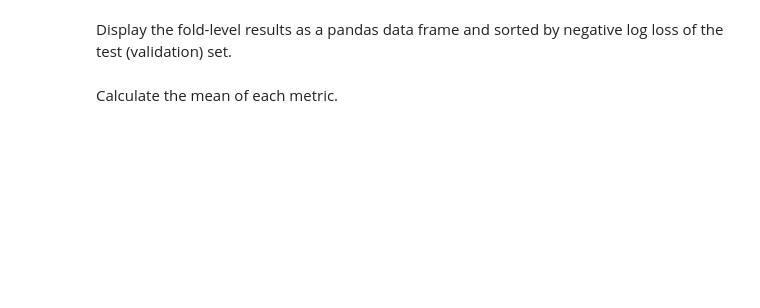
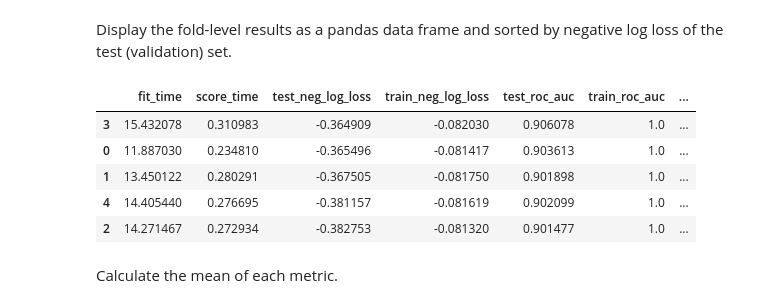
Before and after one commit to michelberger-a/production, a Jupyter notebook: 02_activities/assignments/assignment_2.ipynb, the cells around one changed output. Cells and saved outputs as stored; diff of their text form; code cells hidden in the pictures; blank space fills up the shorter version.

```diff
--- a/02_activities/assignments/assignment_2.ipynb
+++ b/02_activities/assignments/assignment_2.ipynb
@@ -199,0 +203,8 @@ Evaluate the model pipeline using [`cross_validate()`](https://scikit-learn.org/
+# %%
+# set the scoring parameters
+scoring = ['neg_log_loss', 'roc_auc', 'accuracy', 'balanced_accuracy']
+
+# create the cross validation
+adult_cv = cross_validate(pipe_transform, X_train, Y_train, cv = 5, scoring = scoring, return_train_score=True)
+
+adult_cv
@@ -200,4 +222,18 @@ Evaluate the model pipeline using [`cross_validate()`](https://scikit-learn.org/
 # %% [markdown]
 Display the fold-level results as a pandas data frame and sorted by negative log loss of the test (validation) set.
+# %%
+# creating the pandas dataframe
+adult_cv_df = pd.DataFrame(adult_cv)
+
+# sort by negative log loss
+adult_cv_df = adult_cv_df.sort_values(by='test_neg_log_loss', ascending=False)
+adult_cv_df
+# %% [output]
+|  | fit_time | score_time | test_neg_log_loss | train_neg_log_loss | test_roc_auc | train_roc_auc | ... |
+| 3 | 15.432078 | 0.310983 | -0.364909 | -0.082030 | 0.906078 | 1.0 | ... |
+| 0 | 11.887030 | 0.234810 | -0.365496 | -0.081417 | 0.903613 | 1.0 | ... |
+| 1 | 13.450122 | 0.280291 | -0.367505 | -0.081750 | 0.901898 | 1.0 | ... |
+| 4 | 14.405440 | 0.276695 | -0.381157 | -0.081619 | 0.902099 | 1.0 | ... |
+| 2 | 14.271467 | 0.272934 | -0.382753 | -0.081320 | 0.901477 | 1.0 | ... |
 # %% [markdown]
 Calculate the mean of each metric.
```
Also changed, not shown: parts of 10 cells of this notebook.
